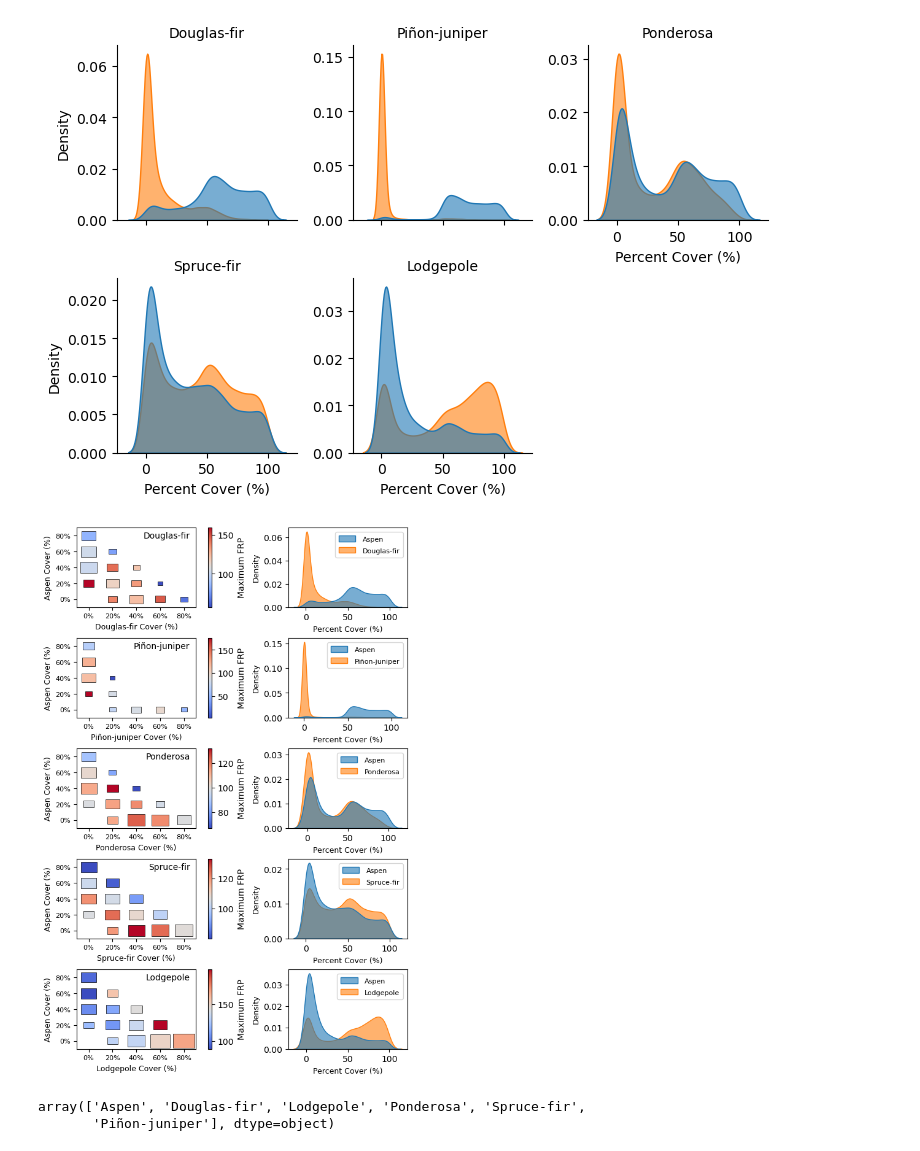
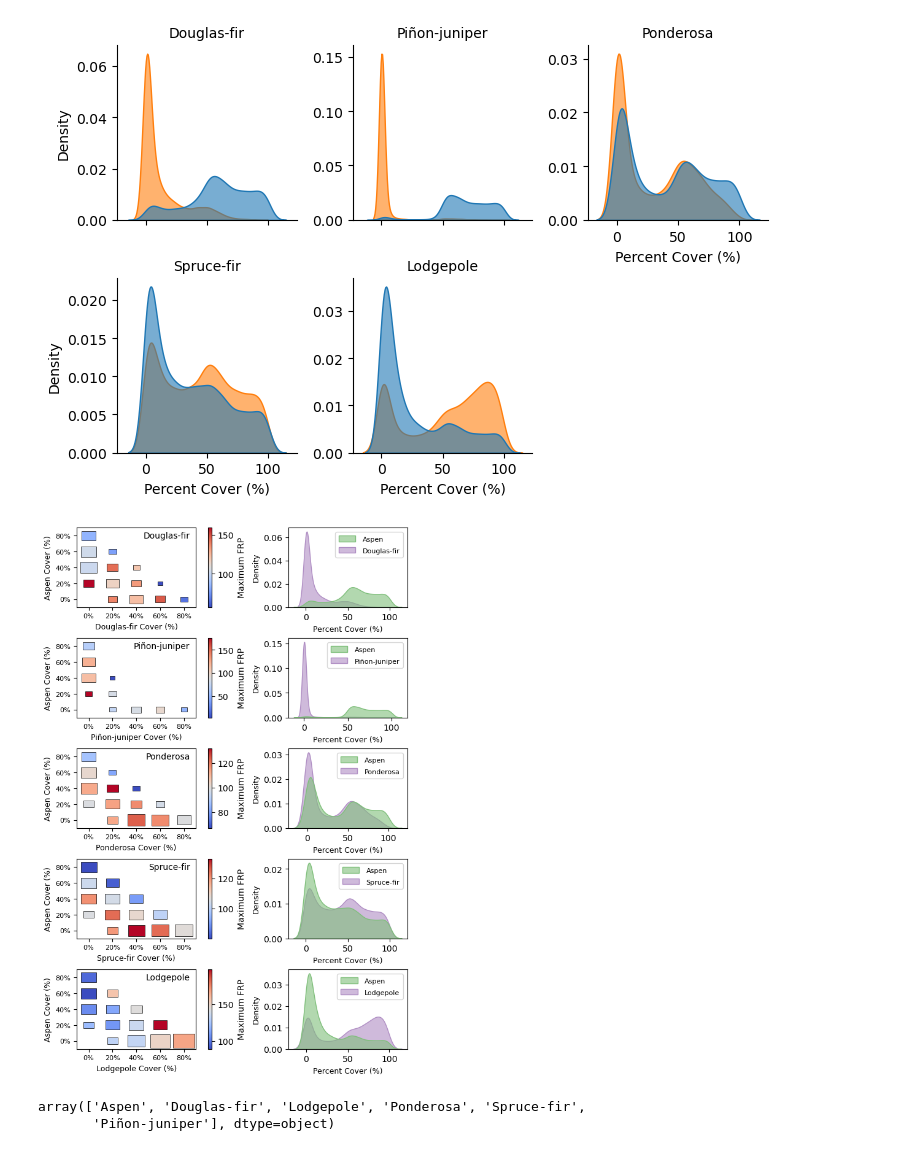
Before and after one commit to natshoff/aspen-fire-fork, a Jupyter notebook: Aim2/code/Python/05a_biophys_TreeMap_gridstats.ipynb, the cells around one changed output. Cells and saved outputs as stored; diff of their text form; code cells hidden in the pictures.

Commit message:
Mostly updates to figures

```diff
--- a/Aim2/code/Python/05a_biophys_TreeMap_gridstats.ipynb
+++ b/Aim2/code/Python/05a_biophys_TreeMap_gridstats.ipynb
@@ -714,35 +714,45 @@ for i, sp in enumerate(spps):
     sp_kde_data = kde_data_df[kde_data_df["other_spp"] == sp]
     ax_kde = axes[i, 1]
 
+    # cp = {
+    #     "Aspen": "#A8D5BA",  # Light pastel green
+    #     sp: "#567D46"         # Dark pastel green
+    # }
+    cp = {
+        "Aspen": "#7fbf7b",
+        sp: "#af8dc3"
+    }
+
     sns.kdeplot(data=sp_kde_data,
         x="pct_cover",
         hue="species",
         fill=True,
         alpha=0.6,
         common_norm=False,
+        palette=cp,
         ax=ax_kde,
     )
 
     # Formatting KDE Plot
     # ax_kde.set_title(f'{sp}', size=10)
     ax_kde.set_xlabel('Percent Cover (%)', size=9)
     ax_kde.set_ylabel('Density', size=9)
 
     legend = ax_kde.legend_  # Get the legend object for the KDE plot
     if legend:
         legend.set_title("")  # Remove the legend title
         for text in legend.get_texts():  # Adjust the size of legend text
             text.set_fontsize(8)
 
 # Adjust layout and show plot
 # plt.tight_layout()
 
 out_plot = os.path.join(projdir, 'figures/FigureX_CoOccurring_Heatmap_CoverDistribution.png')
 plt.savefig(out_plot, dpi=300, bbox_inches='tight')
 
 plt.show()
 # %% [output]
-[figure, old version]
+[figure, new version]
 # %%
 # plot the heatmap for just conifer/aspen
 # %%
```
Also changed, not shown: parts of 6 cells of this notebook, 14 other files.
